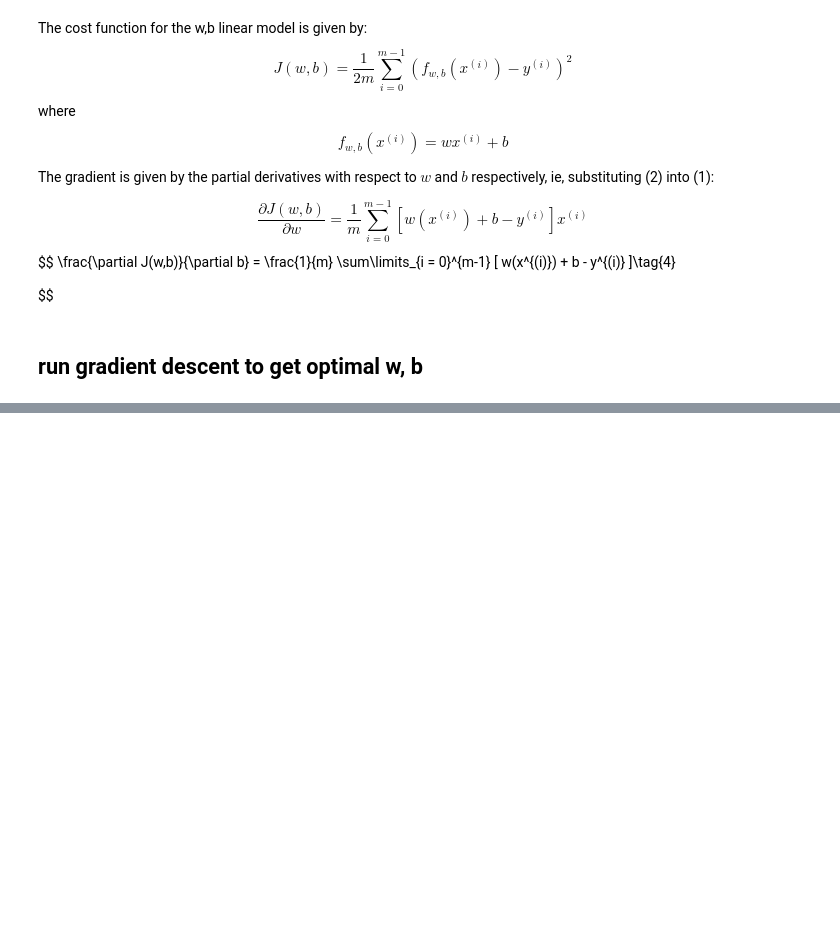
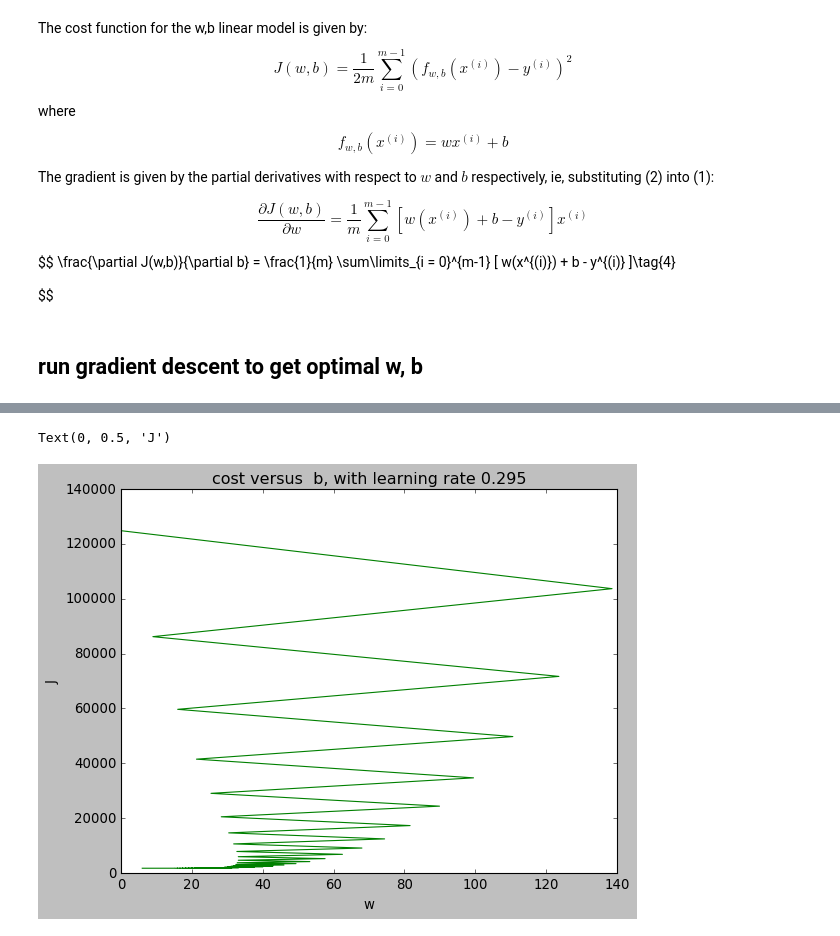
Before and after one commit to acnard/dl-ai-machine-learning, a Jupyter notebook: gradient_descent.ipynb, the cells around one changed output, grey strips where cells are left out. Saved outputs shown, nothing was run; the diff lists cells and outputs as text; code cells hidden in the pictures; blank space fills up the shorter version.

```diff
--- a/gradient_descent.ipynb
+++ b/gradient_descent.ipynb
@@ -346,0 +359,9 @@ Text(0, 0.5, 'cost')
+# %%
+## and same thing for b versus cost
+plt.plot(b_params, costs, c='g')
+plt.title(f"cost versus  b, with learning rate {alpha}")
+plt.xlabel("w")
+plt.ylabel("J")
+# %% [output]
+Text(0, 0.5, 'J')
+[figure, added]
```
Also changed, not shown: parts of 3 cells of this notebook.
